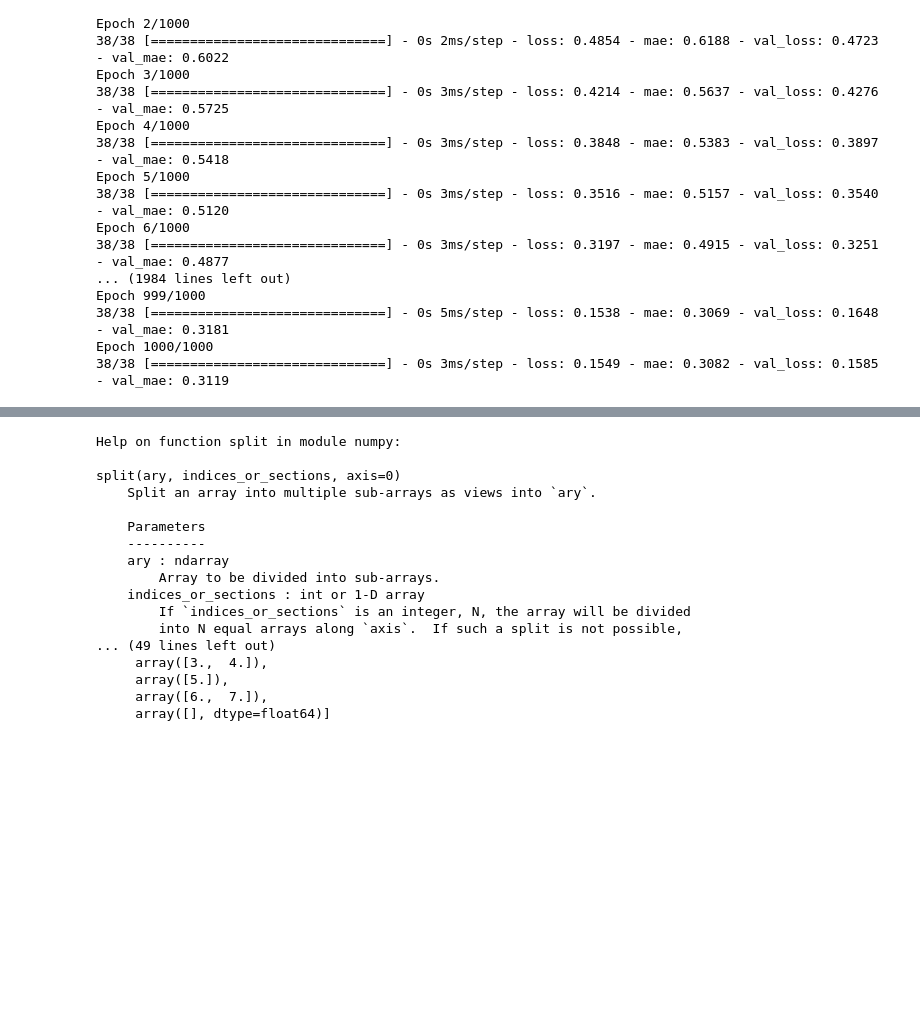
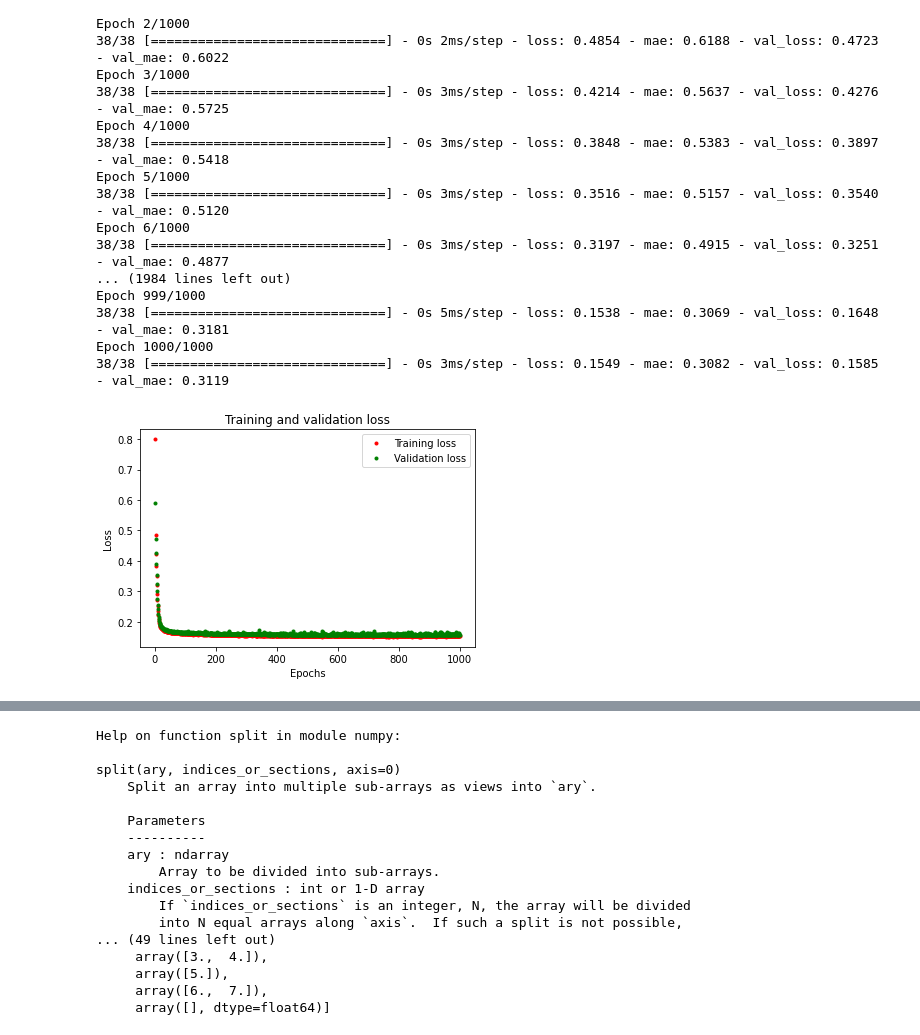
Before and after one commit to Taoheed-O/Machine-Learning, a Jupyter notebook: Tiny_ML/tiny_ml_sine.ipynb, the cells around one changed output, grey strips where cells are left out. Drawn from its saved outputs; the diff is of its cells as text; code cells hidden in the pictures; blank space fills up the shorter version.

```diff
--- a/Tiny_ML/tiny_ml_sine.ipynb
+++ b/Tiny_ML/tiny_ml_sine.ipynb
@@ -91,3 +91,19 @@ Epoch 999/1000
 38/38 [==============================] - 0s 5ms/step - loss: 0.1538 - mae: 0.3069 - val_loss: 0.1648 - val_mae: 0.3181
 Epoch 1000/1000
 38/38 [==============================] - 0s 3ms/step - loss: 0.1549 - mae: 0.3082 - val_loss: 0.1585 - val_mae: 0.3119
+# %%
+# figuring out why our model isn't so good
+# using our history_1 variable
+
+loss = history_1.history['loss']
+val_loss = history_1.history['val_loss']
+epochs = range(1, len(loss) +1 )
+plt.plot(epochs, loss, 'r.', label='Training loss')
+plt.plot(epochs, val_loss, 'g.', label='Validation loss')
+plt.title('Training and validation loss')
+plt.xlabel('Epochs')
+plt.ylabel('Loss')
+plt.legend()
+plt.show()
+# %% [output]
+[figure, added]
```
Also changed, not shown: parts of 4 cells of this notebook.
